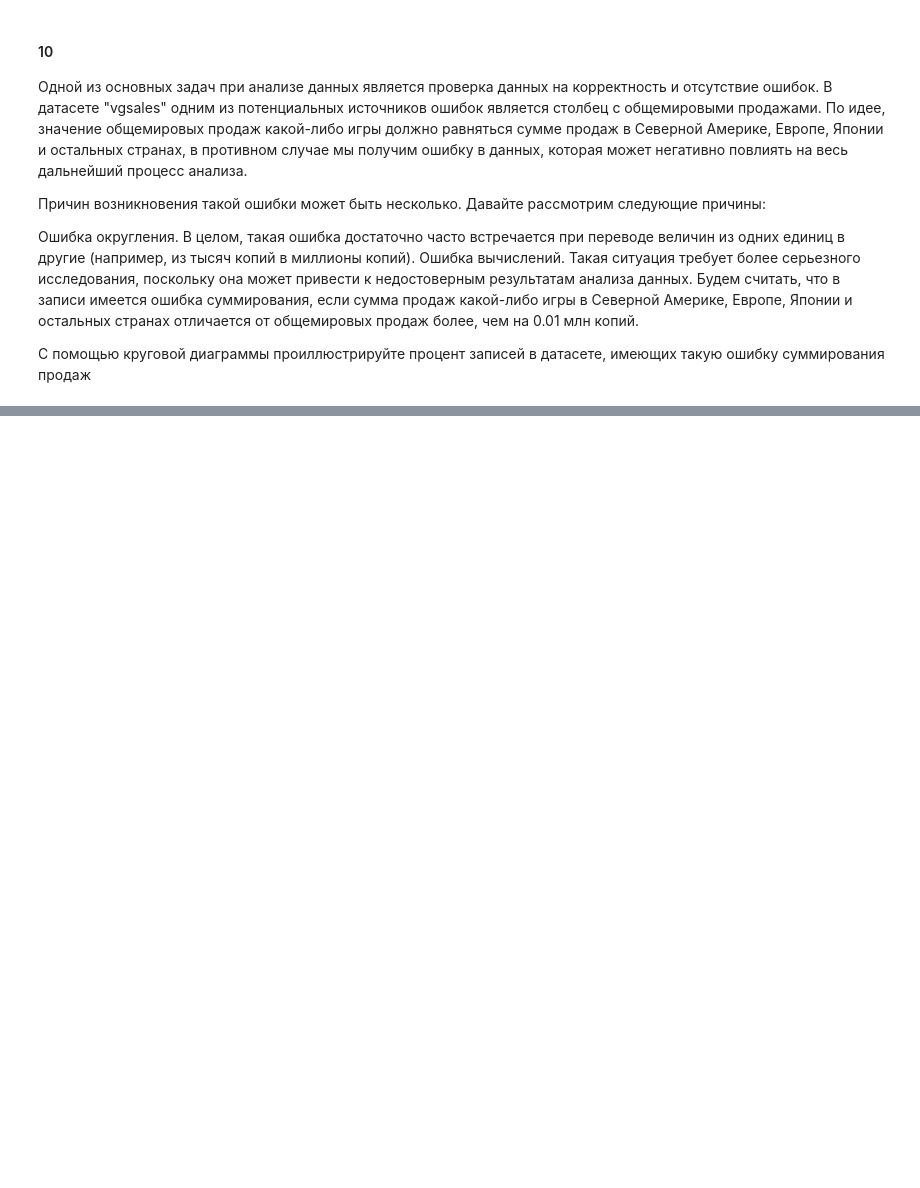
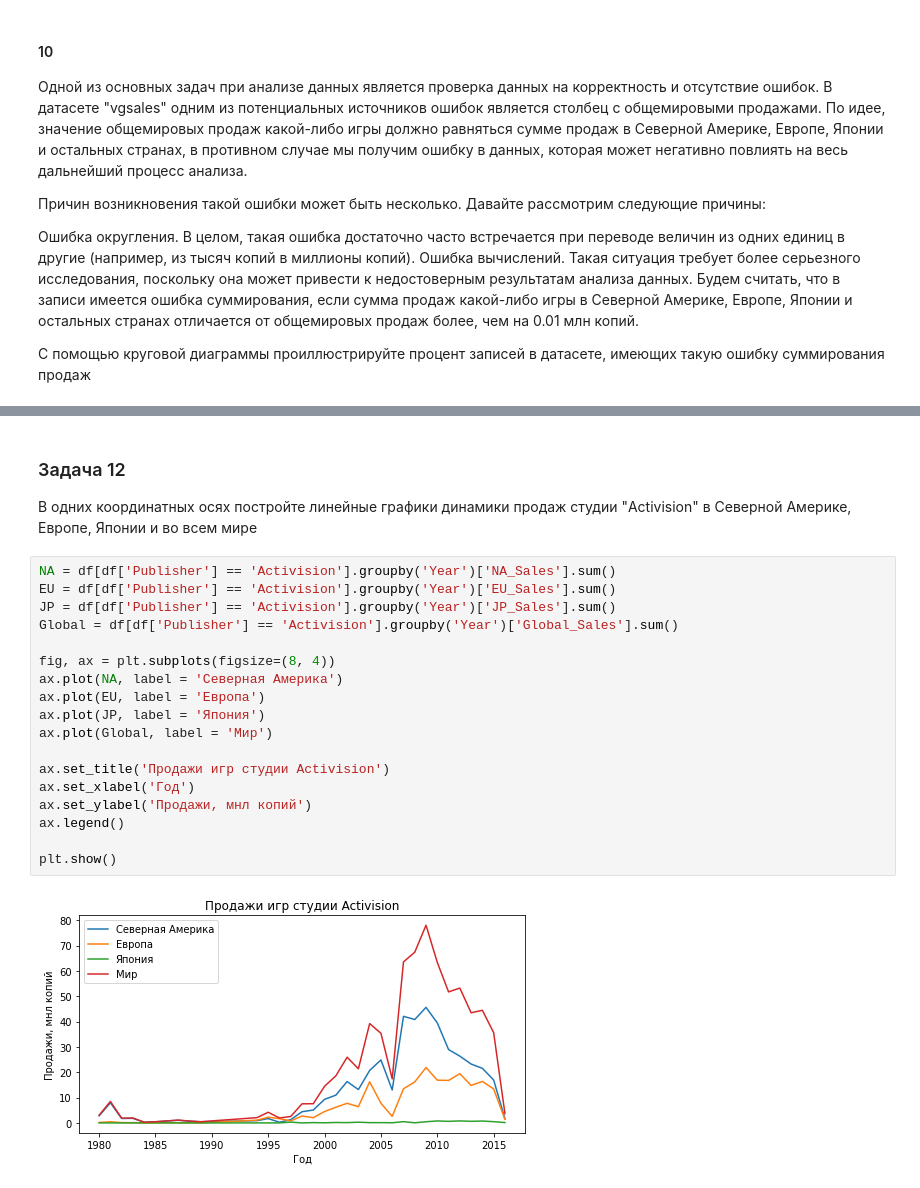
Before and after one commit to BobyrevValeriy/Matplotlib_Project_JN, a Jupyter notebook: Matplotlib_project.ipynb, the cells around one changed output, grey strips where cells are left out. Saved outputs shown, nothing was run; the diff lists cells and outputs as text; blank space fills up the shorter version.

```diff
--- a/Matplotlib_project.ipynb
+++ b/Matplotlib_project.ipynb
@@ -216,0 +192,24 @@ plt.pie(data, labels=data.index, autopct='%1.1f%%')
+# %% [markdown]
+### Задача 12
+
+В одних координатных осях постройте линейные графики динамики продаж студии "Activision" в Северной Америке, Европе, Японии и во всем мире
+# %%
+NA = df[df['Publisher'] == 'Activision'].groupby('Year')['NA_Sales'].sum()
+EU = df[df['Publisher'] == 'Activision'].groupby('Year')['EU_Sales'].sum()
+JP = df[df['Publisher'] == 'Activision'].groupby('Year')['JP_Sales'].sum()
+Global = df[df['Publisher'] == 'Activision'].groupby('Year')['Global_Sales'].sum()
+
+fig, ax = plt.subplots(figsize=(8, 4))
+ax.plot(NA, label = 'Северная Америка')
+ax.plot(EU, label = 'Европа')
+ax.plot(JP, label = 'Япония')
+ax.plot(Global, label = 'Мир')
+
+ax.set_title('Продажи игр студии Activision')
+ax.set_xlabel('Год')
+ax.set_ylabel('Продажи, мнл копий')
+ax.legend()
+
+plt.show()
+# %% [output]
+[figure, added]
```
Also changed, not shown: parts of 20 cells of this notebook.
